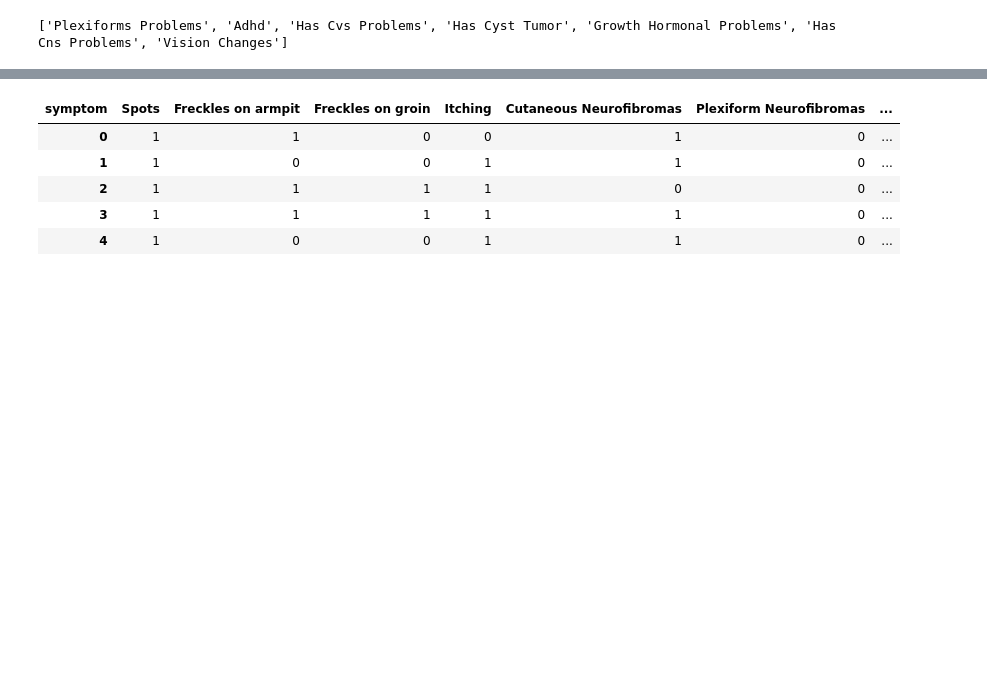
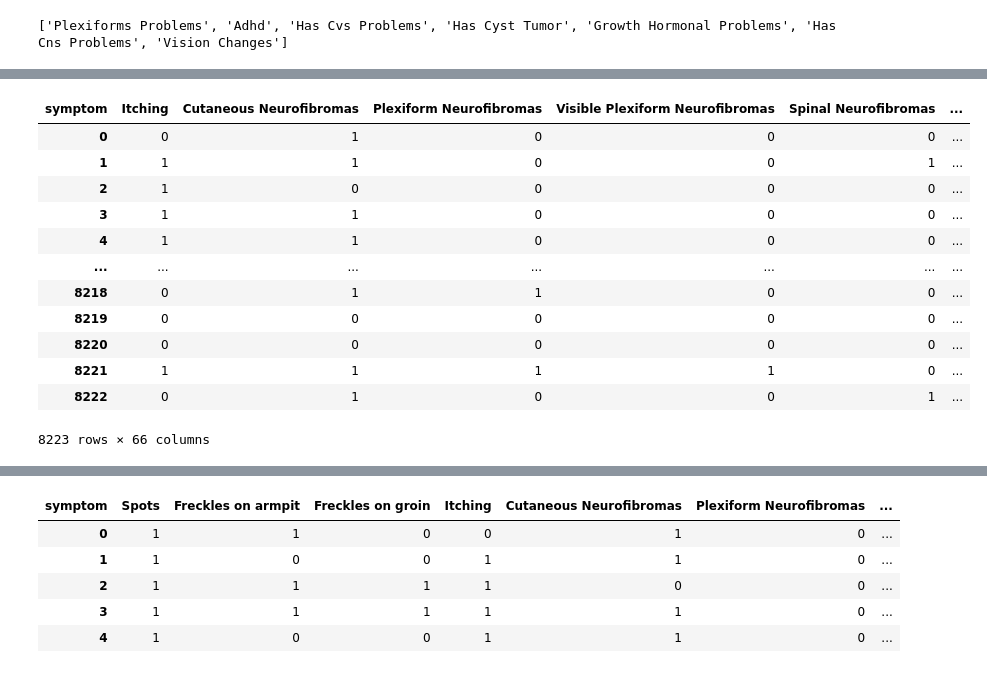
Before and after one commit to stereopickle/NF_Kids_App_PythonAPI, a Jupyter notebook: 001.Data_Prep.ipynb, the cells around one changed output, grey strips where cells are left out. Drawn from its saved outputs; the diff is of its cells as text; code cells hidden in the pictures; blank space fills up the shorter version.

```diff
--- a/001.Data_Prep.ipynb
+++ b/001.Data_Prep.ipynb
@@ -230,0 +328,18 @@ symptoms = symptoms.drop('gist', axis = 1)
+# %%
+symptoms.columns = keys.symptom
+# %%
+symptoms
+# %% [output]
+| symptom | Itching | Cutaneous Neurofibromas | Plexiform Neurofibromas | Visible Plexiform Neurofibromas | Spinal Neurofibromas | ... |
+| 0 | 0 | 1 | 0 | 0 | 0 | ... |
+| 1 | 1 | 1 | 0 | 0 | 1 | ... |
+| 2 | 1 | 0 | 0 | 0 | 0 | ... |
+| 3 | 1 | 1 | 0 | 0 | 0 | ... |
+| 4 | 1 | 1 | 0 | 0 | 0 | ... |
+| ... | ... | ... | ... | ... | ... | ... |
+| 8218 | 0 | 1 | 1 | 0 | 0 | ... |
+| 8219 | 0 | 0 | 0 | 0 | 0 | ... |
+| 8220 | 0 | 0 | 0 | 0 | 0 | ... |
+| 8221 | 1 | 1 | 1 | 1 | 0 | ... |
+| 8222 | 0 | 1 | 0 | 0 | 1 | ... |
+8223 rows × 66 columns
```
Also changed, not shown: parts of 8 cells of this notebook.
